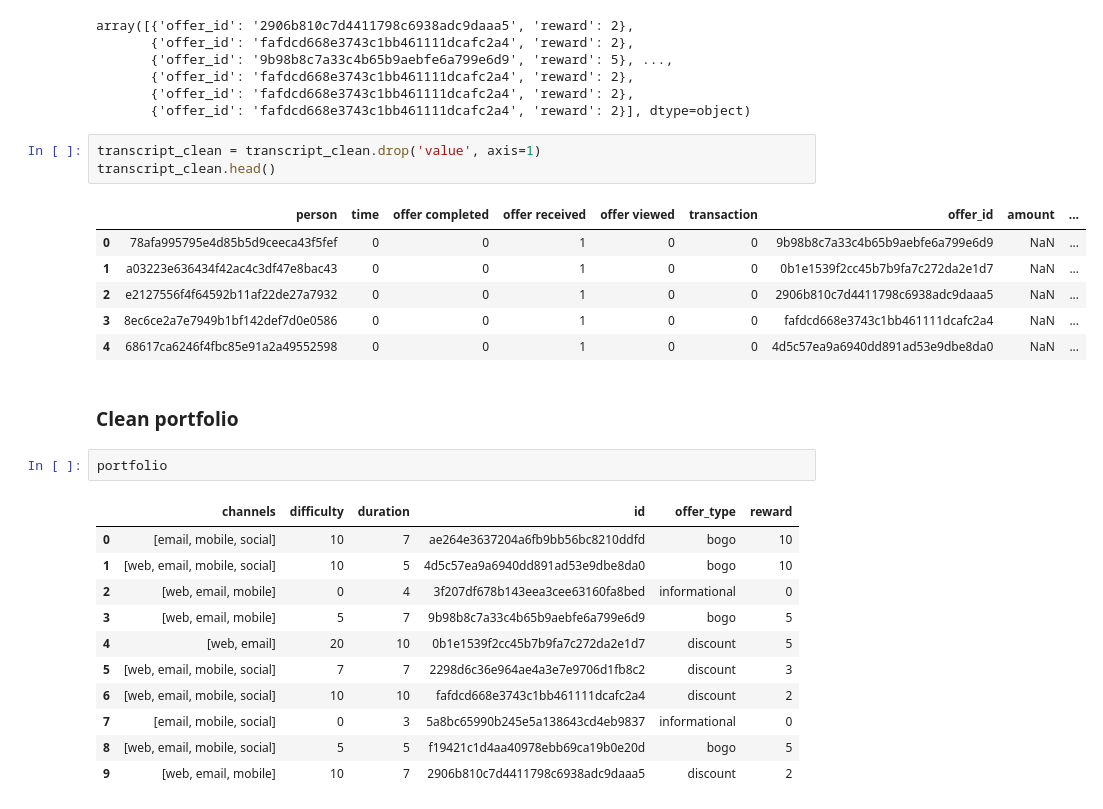
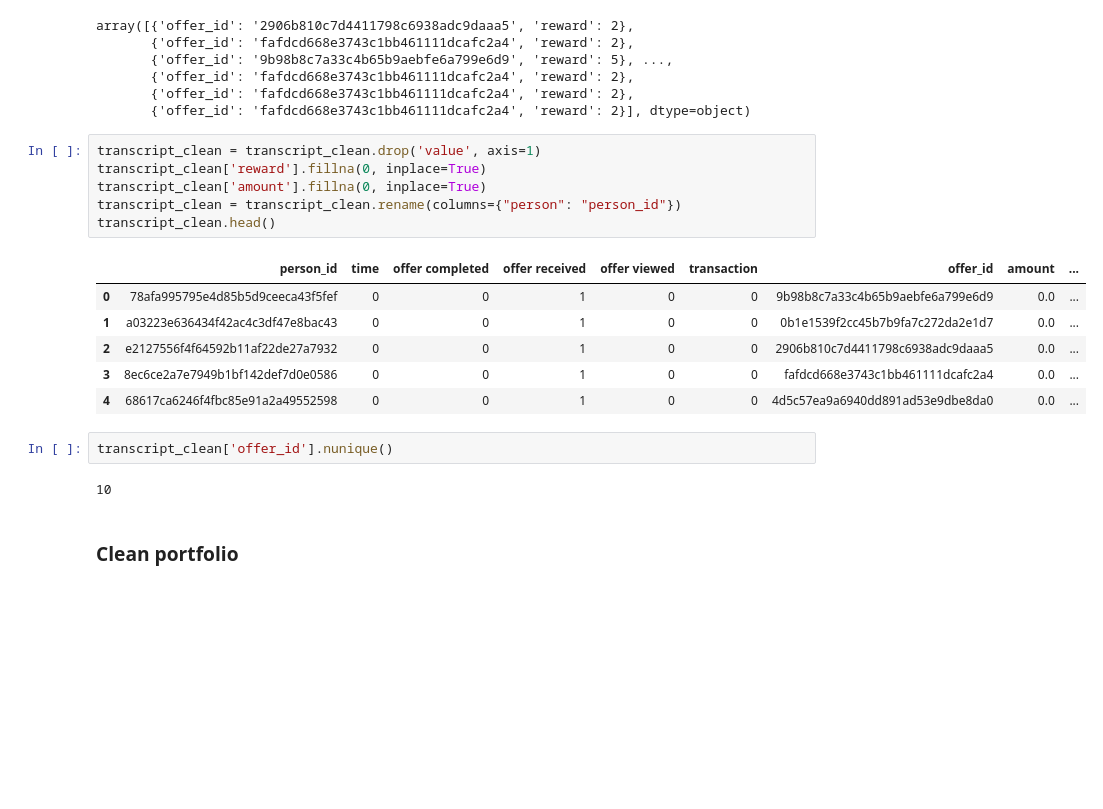
Before and after one commit to leedah/starbucks, a Jupyter notebook: Starbucks_Capstone_notebook.ipynb, the cells around one changed output. Cells and saved outputs as stored; diff of their text form; blank space fills up the shorter version.

```diff
--- a/Starbucks_Capstone_notebook.ipynb
+++ b/Starbucks_Capstone_notebook.ipynb
@@ -324,28 +345,21 @@ array([{'offer_id': '2906b810c7d4411798c6938adc9daaa5', 'reward': 2},
        {'offer_id': 'fafdcd668e3743c1bb461111dcafc2a4', 'reward': 2}], dtype=object)
 # %%
 transcript_clean = transcript_clean.drop('value', axis=1)
+transcript_clean['reward'].fillna(0, inplace=True)
+transcript_clean['amount'].fillna(0, inplace=True)
+transcript_clean = transcript_clean.rename(columns={"person": "person_id"})
 transcript_clean.head()
 # %% [output]
-|  | person | time | offer completed | offer received | offer viewed | transaction | offer_id | amount | ... |
-| 0 | 78afa995795e4d85b5d9ceeca43f5fef | 0 | 0 | 1 | 0 | 0 | 9b98b8c7a33c4b65b9aebfe6a799e6d9 | NaN | ... |
-| 1 | a03223e636434f42ac4c3df47e8bac43 | 0 | 0 | 1 | 0 | 0 | 0b1e1539f2cc45b7b9fa7c272da2e1d7 | NaN | ... |
-| 2 | e2127556f4f64592b11af22de27a7932 | 0 | 0 | 1 | 0 | 0 | 2906b810c7d4411798c6938adc9daaa5 | NaN | ... |
-| 3 | 8ec6ce2a7e7949b1bf142def7d0e0586 | 0 | 0 | 1 | 0 | 0 | fafdcd668e3743c1bb461111dcafc2a4 | NaN | ... |
-| 4 | 68617ca6246f4fbc85e91a2a49552598 | 0 | 0 | 1 | 0 | 0 | 4d5c57ea9a6940dd891ad53e9dbe8da0 | NaN | ... |
+|  | person_id | time | offer completed | offer received | offer viewed | transaction | offer_id | amount | ... |
+| 0 | 78afa995795e4d85b5d9ceeca43f5fef | 0 | 0 | 1 | 0 | 0 | 9b98b8c7a33c4b65b9aebfe6a799e6d9 | 0.0 | ... |
+| 1 | a03223e636434f42ac4c3df47e8bac43 | 0 | 0 | 1 | 0 | 0 | 0b1e1539f2cc45b7b9fa7c272da2e1d7 | 0.0 | ... |
+| 2 | e2127556f4f64592b11af22de27a7932 | 0 | 0 | 1 | 0 | 0 | 2906b810c7d4411798c6938adc9daaa5 | 0.0 | ... |
+| 3 | 8ec6ce2a7e7949b1bf142def7d0e0586 | 0 | 0 | 1 | 0 | 0 | fafdcd668e3743c1bb461111dcafc2a4 | 0.0 | ... |
+| 4 | 68617ca6246f4fbc85e91a2a49552598 | 0 | 0 | 1 | 0 | 0 | 4d5c57ea9a6940dd891ad53e9dbe8da0 | 0.0 | ... |
+# %%
+transcript_clean['offer_id'].nunique()
+# %% [output]
+10
 # %% [markdown]
 ### Clean portfolio
-# %%
-portfolio
-# %% [output]
-|  | channels | difficulty | duration | id | offer_type | reward |
-| 0 | [email, mobile, social] | 10 | 7 | ae264e3637204a6fb9bb56bc8210ddfd | bogo | 10 |
-| 1 | [web, email, mobile, social] | 10 | 5 | 4d5c57ea9a6940dd891ad53e9dbe8da0 | bogo | 10 |
-| 2 | [web, email, mobile] | 0 | 4 | 3f207df678b143eea3cee63160fa8bed | informational | 0 |
-| 3 | [web, email, mobile] | 5 | 7 | 9b98b8c7a33c4b65b9aebfe6a799e6d9 | bogo | 5 |
-| 4 | [web, email] | 20 | 10 | 0b1e1539f2cc45b7b9fa7c272da2e1d7 | discount | 5 |
-| 5 | [web, email, mobile, social] | 7 | 7 | 2298d6c36e964ae4a3e7e9706d1fb8c2 | discount | 3 |
-| 6 | [web, email, mobile, social] | 10 | 10 | fafdcd668e3743c1bb461111dcafc2a4 | discount | 2 |
-| 7 | [email, mobile, social] | 0 | 3 | 5a8bc65990b245e5a138643cd4eb9837 | informational | 0 |
-| 8 | [web, email, mobile, social] | 5 | 5 | f19421c1d4aa40978ebb69ca19b0e20d | bogo | 5 |
-| 9 | [web, email, mobile] | 10 | 7 | 2906b810c7d4411798c6938adc9daaa5 | discount | 2 |
 # %%
```
Also changed, not shown: parts of 21 cells of this notebook.
